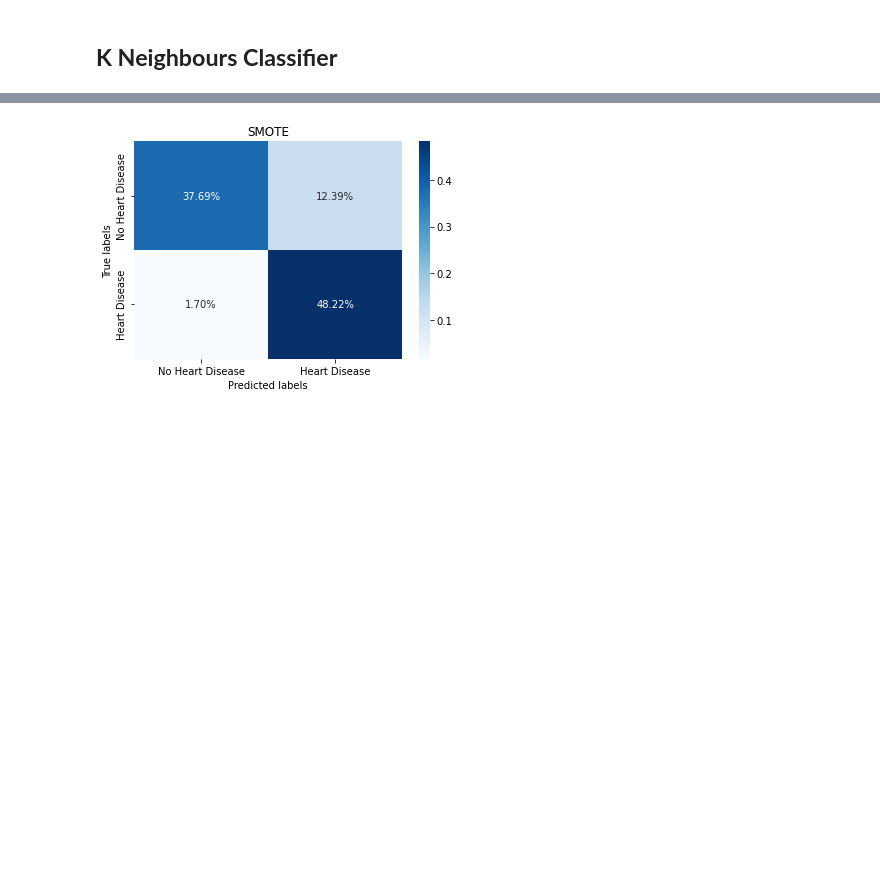
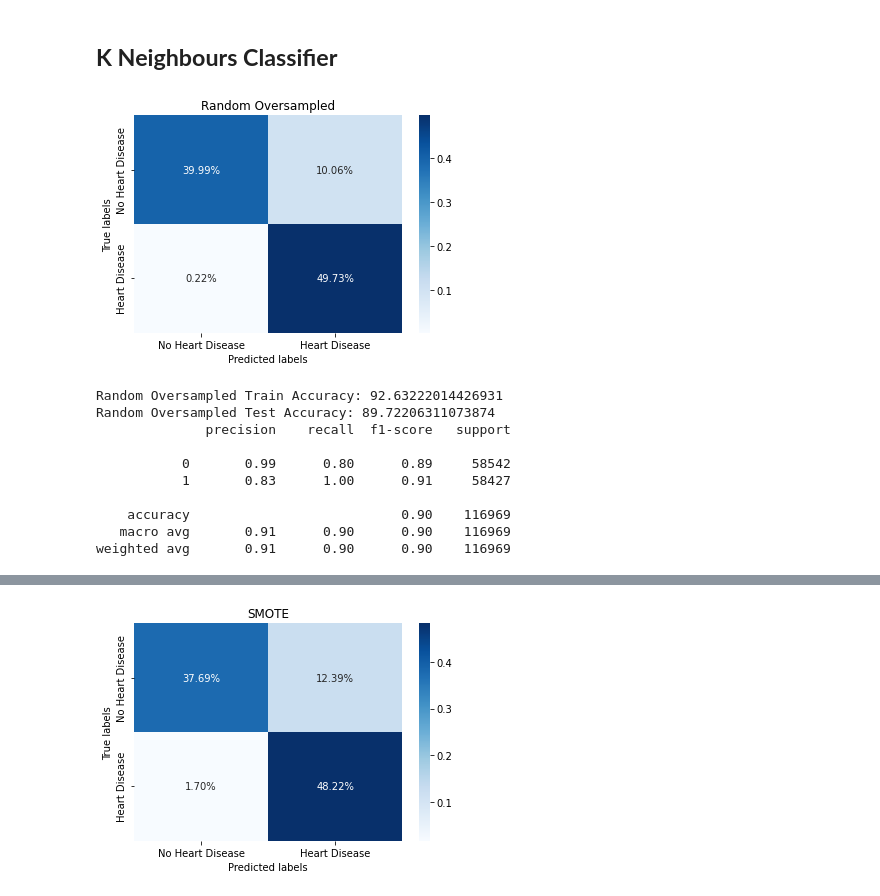
Before and after one commit to sophtsai/Heart-Disease-ML, a Jupyter notebook: Predicting_Heart_Disease_Final.ipynb, the cells around one changed output, grey strips where cells are left out. Cells and saved outputs as stored; diff of their text form; code cells hidden in the pictures; blank space fills up the shorter version.

Commit message:
Testing with KNN

```diff
--- a/Predicting_Heart_Disease_Final.ipynb
+++ b/Predicting_Heart_Disease_Final.ipynb
@@ -859,3 +859,20 @@ Random Undersampled Test Accuracy: 76.63013698630137
 weighted avg       0.77      0.77      0.77     10950
 # %% [markdown]
 ## **K Neighbours Classifier**
+# %%
+def test_model_oversampled(name, model):
+    model.fit(X_oversampled_training_data, y_oversampled_training_data)
+
+    train_pred = model.predict(X_oversampled_training_data)
+    test_pred = model.predict(X_oversampled_testing_data)
+    train_acc = metrics.accuracy_score(y_oversampled_training_data, train_pred)*100
+    test_acc = metrics.accuracy_score(y_oversampled_testing_data, test_pred)*100
+    plot_confusion_matrix("Random Oversampled", y_oversampled_testing_data, test_pred)
+    print("Random Oversampled","Train Accuracy:",train_acc)
+    print("Random Oversampled","Test Accuracy:",test_acc)
+    print(metrics.classification_report(y_oversampled_testing_data, test_pred))
+
+    recall = metrics.recall_score(y_oversampled_testing_data, test_pred)*100
+    precision = metrics.precision_score(y_oversampled_testing_data, test_pred)*100
+    f1 = metrics.f1_score(y_oversampled_testing_data, test_pred)*100
+    results.loc[len(results.index)] = [name, "Random Oversampled", train_acc, test_acc, recall, precision, f1]
@@ -863,3 +897,17 @@ weighted avg       0.77      0.77      0.77     10950
 from sklearn.neighbors import KNeighborsClassifier
 # %%
 model = KNeighborsClassifier()
+# %%
+test_model_oversampled("K Neighbours Classifier", model)
+# %% [output]
+[figure, added]
+Random Oversampled Train Accuracy: 92.63222014426931
+Random Oversampled Test Accuracy: 89.72206311073874
+              precision    recall  f1-score   support
+
+           0       0.99      0.80      0.89     58542
+           1       0.83      1.00      0.91     58427
+
+    accuracy                           0.90    116969
+   macro avg       0.91      0.90      0.90    116969
+weighted avg       0.91      0.90      0.90    116969
```
Also changed, not shown: parts of 6 cells of this notebook.
